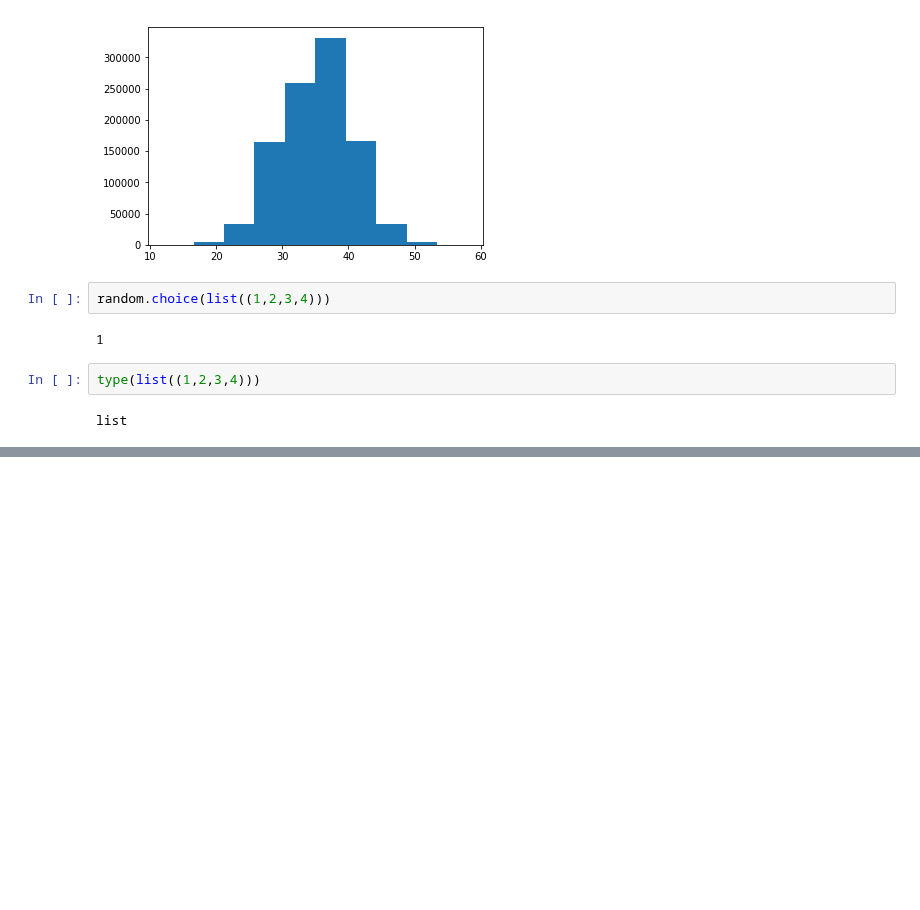
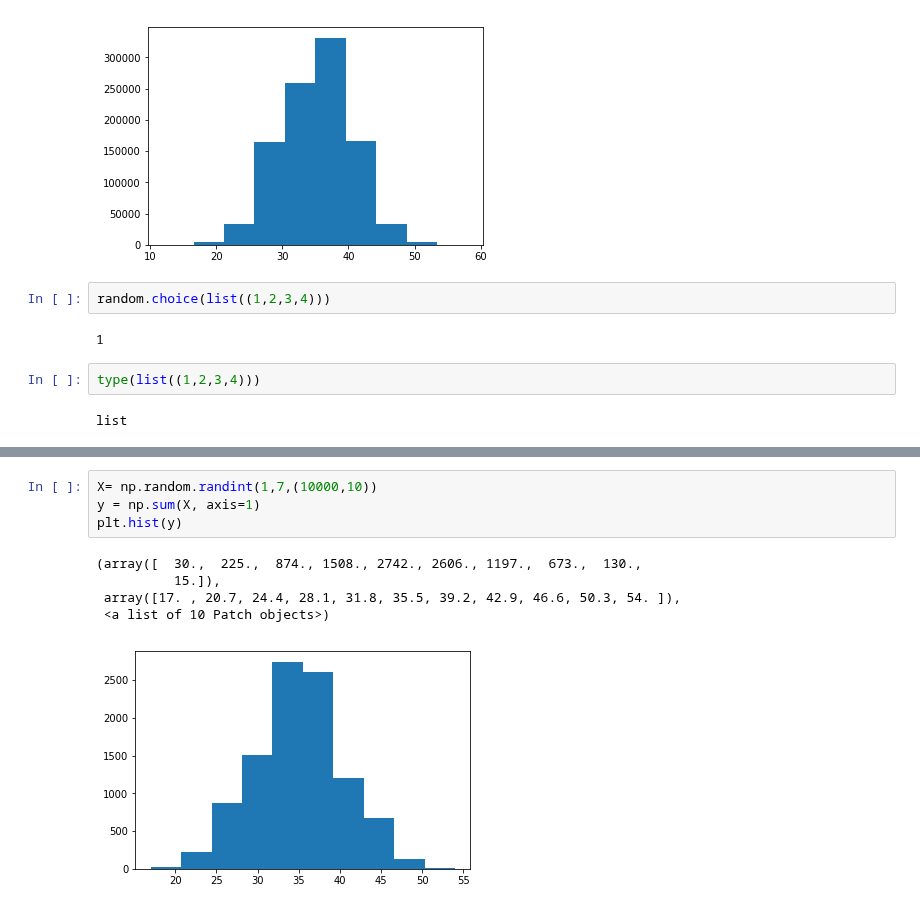
Before and after one commit to udaytak/Edx_PythonForResearch, a Jupyter notebook: CW2.ipynb, the cells around one changed output, grey strips where cells are left out. Drawn from its saved outputs; the diff is of its cells as text; blank space fills up the shorter version.

```diff
--- a/CW2.ipynb
+++ b/CW2.ipynb
@@ -1400,0 +1532,10 @@ list
+# %%
+X= np.random.randint(1,7,(10000,10))
+y = np.sum(X, axis=1)
+plt.hist(y)
+# %% [output]
+(array([  30.,  225.,  874., 1508., 2742., 2606., 1197.,  673.,  130.,
+          15.]),
+ array([17. , 20.7, 24.4, 28.1, 31.8, 35.5, 39.2, 42.9, 46.6, 50.3, 54. ]),
+ <a list of 10 Patch objects>)
+[figure, added]
```
Also changed, not shown: parts of 34 cells of this notebook.
